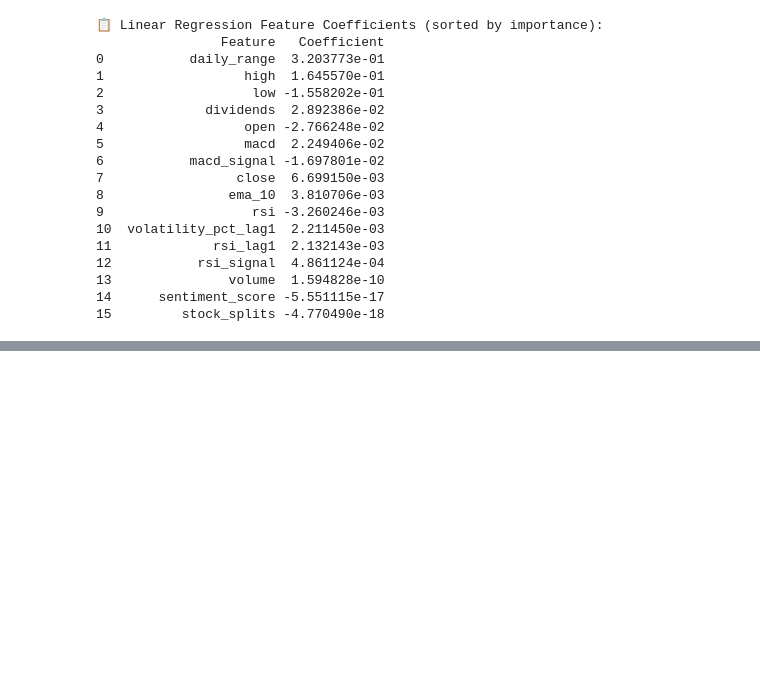
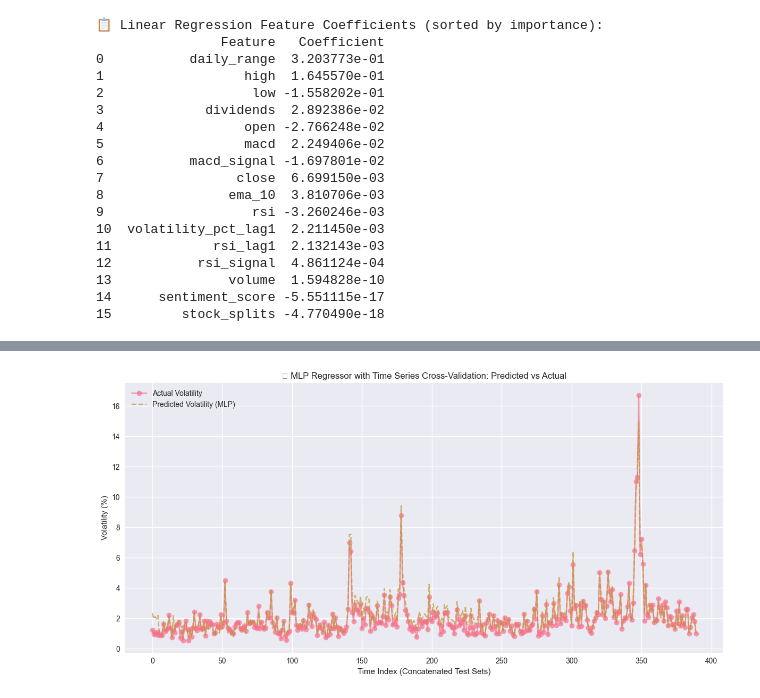
Before and after one commit to aditikhodke/stock-volatility-prediction, a Jupyter notebook: main copy.ipynb, the cells around one changed output, grey strips where cells are left out. Cells and saved outputs as stored; diff of their text form; code cells hidden in the pictures; blank space fills up the shorter version.

```diff
--- a/main copy.ipynb
+++ b/main copy.ipynb
@@ -542,0 +710,99 @@ print(coef_df_sorted[['Feature', 'Coefficient']])
+# %%
+from sklearn.preprocessing import StandardScaler
+from sklearn.neural_network import MLPRegressor
+from sklearn.metrics import mean_squared_error, mean_absolute_error, r2_score
+from sklearn.model_selection import TimeSeriesSplit
+import matplotlib.pyplot as plt
+import numpy as np
+import pandas as pd
+
+# --- Features and Target ---
+features = [
+    'open', 'high', 'low', 'close', 'volume', 'dividends', 'stock_splits',
+    'sentiment_score', 'ema_10', 'macd', 'macd_signal', 'rsi', 'daily_range',
+    'rsi_lag1', 'rsi_signal', 'volatility_pct_lag1'
+]
+X = df_model[features]
+y = df_model['volatility_pct']
+
+# --- TimeSeries Split ---
+tscv = TimeSeriesSplit(n_splits=5)
+
+# To store metrics for each fold
+rmse_scores = []
+mae_scores = []
+r2_scores = []
+
+# To store predictions and actual values (optional)
+all_preds = []
+all_actuals = []
+
+fold_num = 1
+for train_index, test_index in tscv.split(X):
+    print(f"Fold {fold_num}")
+
+    X_train, X_test = X.iloc[train_index], X.iloc[test_index]
+    y_train, y_test = y.iloc[train_index], y.iloc[test_index]
+
+    # --- Standardize Features ---
+    scaler = StandardScaler()
+    X_train_scaled = scaler.fit_transform(X_train)
+    X_test_scaled = scaler.transform(X_test)
+
+    # --- MLP Regressor ---
+    # mlp = MLPRegressor(hidden_layer_sizes=(256,128,64),
+    #                    activation='relu',
+    #                    solver='adam',
+    #                    max_iter=1000,
+    #                    early_stopping=True,
+    #                    random_state=42)
+    mlp = MLPRegressor(
+        hidden_layer_sizes=(256,128,64),
+        activation='relu',
+        solver='adam',
+        alpha=0.002,
+        learning_rate_init=0.001,
+        max_iter=1000,
+        early_stopping=True,
+        random_state=42
+    )
+
+    mlp.fit(X_train_scaled, y_train)
+    y_pred = mlp.predict(X_test_scaled)
+
+    # --- Evaluation ---
+    rmse = np.sqrt(mean_squared_error(y_test, y_pred))
+    mae = mean_absolute_error(y_test, y_pred)
+    r2 = r2_score(y_test, y_pred)
+
+    print(f"  RMSE: {rmse:.4f}")
+    print(f"  MAE: {mae:.4f}")
+    print(f"  R²: {r2:.4f}\n")
+
+    rmse_scores.append(rmse)
+    mae_scores.append(mae)
+    r2_scores.append(r2)
+
+    all_preds.extend(y_pred)
+    all_actuals.extend(y_test)
+
+    fold_num += 1
+
+# --- Summary ---
+print("=== Cross-Validation Summary ===")
+print(f"Average RMSE: {np.mean(rmse_scores):.4f} ± {np.std(rmse_scores):.4f}")
+print(f"Average MAE: {np.mean(mae_scores):.4f} ± {np.std(mae_scores):.4f}")
+print(f"Average R²: {np.mean(r2_scores):.4f} ± {np.std(r2_scores):.4f}")
+
+# --- Plot All Folds Combined ---
+plt.figure(figsize=(12,6))
+plt.plot(all_actuals, label='Actual Volatility', marker='o', linestyle='-', alpha=0.7)
+plt.plot(all_preds, label='Predicted Volatility (MLP)', marker='x', linestyle='--', alpha=0.7)
+plt.title('🧠 MLP Regressor with Time Series Cross-Validation: Predicted vs Actual')
+plt.xlabel('Time Index (Concatenated Test Sets)')
+plt.ylabel('Volatility (%)')
+plt.legend()
+plt.grid(True)
+plt.tight_layout()
+plt.show()
+# %% [output]
@@ -542,0 +826 @@ print(coef_df_sorted[['Feature', 'Coefficient']])
+[figure, added]
```
Also changed, not shown: parts of 8 cells of this notebook, 1 other file.
